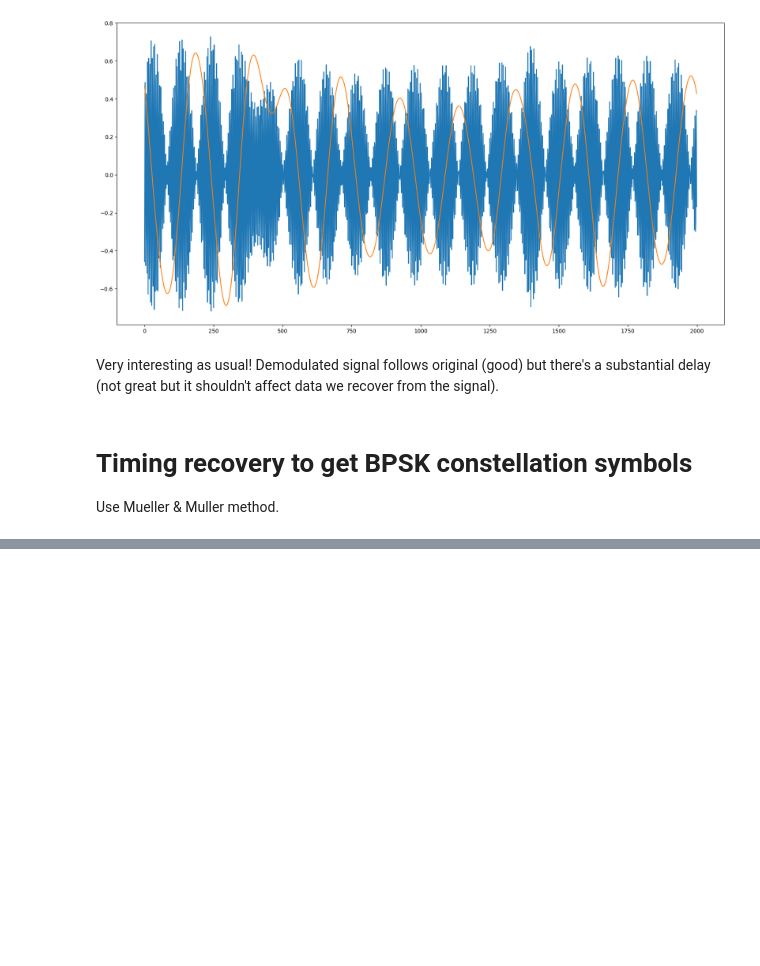
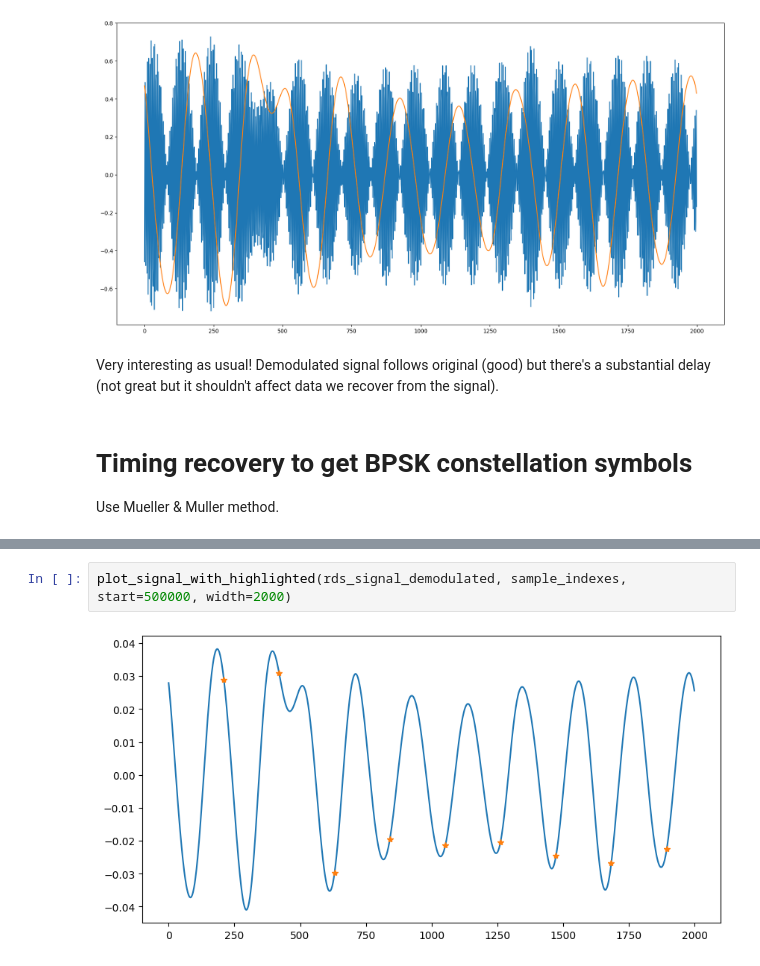
Before and after one commit to enthyp/SDR, a Jupyter notebook: RDS decoding.ipynb, the cells around one changed output, grey strips where cells are left out. Cells and saved outputs as stored; diff of their text form; blank space fills up the shorter version.

```diff
--- a/RDS decoding.ipynb
+++ b/RDS decoding.ipynb
@@ -162,0 +191,4 @@ def mm_recover_symbols(signal, sample_rate, symbol_rate, alpha=0.3):
+# %%
+plot_signal_with_highlighted(rds_signal_demodulated, sample_indexes, start=500000, width=2000)
+# %% [output]
+[figure, added]
```
Also changed, not shown: parts of 14 cells of this notebook, 1 other file.
